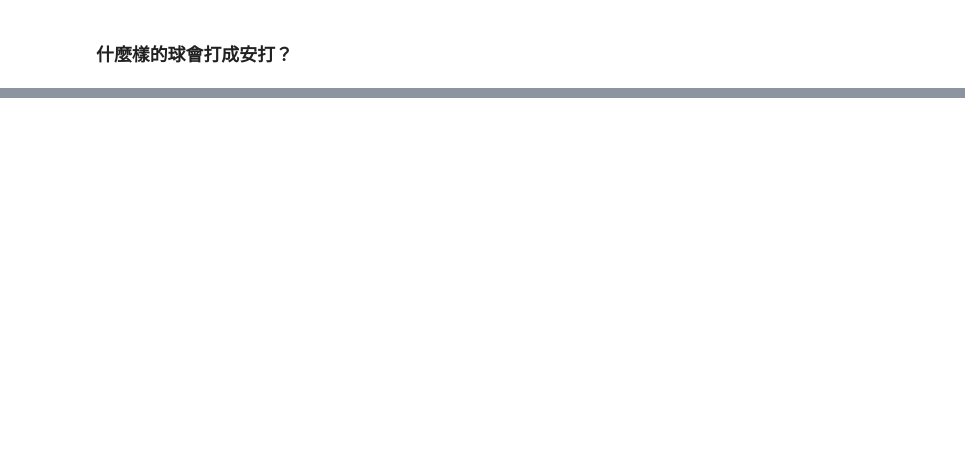
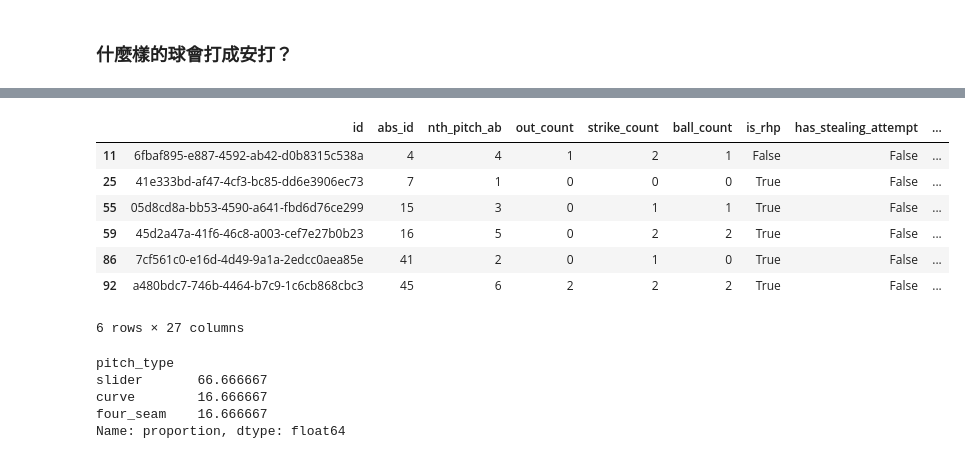
Before and after one commit to Shiou-Ju/jose-ramos-panama-batting, a Jupyter notebook: analysis/plate_preference.ipynb, the cells around one changed output, grey strips where cells are left out. Cells and saved outputs as stored; diff of their text form; code cells hidden in the pictures; blank space fills up the shorter version.

```diff
--- a/analysis/plate_preference.ipynb
+++ b/analysis/plate_preference.ipynb
@@ -24,0 +1,20 @@ Index(['id', 'abs_id', 'nth_pitch_ab', 'out_count', 'strike_count',
+# %%
+import pandas as pd
+import sys
+import os
+
+notebook_dir = os.path.abspath('')
+
+scripts_dir = os.path.join(os.path.dirname(notebook_dir), 'scripts')
+sys.path.append(scripts_dir)
+
+# 引入先前寫過判斷打席結果與方向的函式
+from categorize_at_bat_result import categorize_at_bat_result
+
+
+# 引入已清理過的逐球記錄
+cleaned_labled_file_path = '../labeled/jose_ramos_pitches_df_cleaned.csv'
+
+pitches_df = pd.read_csv(cleaned_labled_file_path)
+
+print("DataFrame Shape:", pitches_df.shape)
@@ -24,0 +23,5 @@ Index(['id', 'abs_id', 'nth_pitch_ab', 'out_count', 'strike_count',
+# %%
+# 引入打席記錄
+abs_path = "../labeled/50_abs_jose_ramos_20240308.csv"
+abs_df = pd.read_csv(abs_path)
+abs_df.head(1)
@@ -25,2 +50,9 @@ Index(['id', 'abs_id', 'nth_pitch_ab', 'out_count', 'strike_count',
 # %% [markdown]
 ### 什麼樣的球會打成安打？
+# %%
+# 計算打席結果比例
+abs_df['at_bat_result_group'] = abs_df['at_bat_result'].apply(categorize_at_bat_result)
+
+group_counts = abs_df['at_bat_result_group'].value_counts(normalize=True) * 100
+
+print(group_counts)
@@ -26,0 +90,31 @@ Index(['id', 'abs_id', 'nth_pitch_ab', 'out_count', 'strike_count',
+# %%
+
+# 每個安打打席的最後一球
+hits_abs_ids = abs_df[abs_df['at_bat_result_group'] == '安打']['abs_id']
+
+hits_pitches = pitches_df[pitches_df['abs_id'].isin(hits_abs_ids)]
+
+last_pitches_of_hits = hits_pitches.loc[hits_pitches.groupby('abs_id')[
+    'nth_pitch_ab'].idxmax()]
+
+last_pitches_of_hits
+# %% [output]
+|  | id | abs_id | nth_pitch_ab | out_count | strike_count | ball_count | is_rhp | has_stealing_attempt | ... |
+| 11 | 6fbaf895-e887-4592-ab42-d0b8315c538a | 4 | 4 | 1 | 2 | 1 | False | False | ... |
+| 25 | 41e333bd-af47-4cf3-bc85-dd6e3906ec73 | 7 | 1 | 0 | 0 | 0 | True | False | ... |
+| 55 | 05d8cd8a-bb53-4590-a641-fbd6d76ce299 | 15 | 3 | 0 | 1 | 1 | True | False | ... |
+| 59 | 45d2a47a-41f6-46c8-a003-cef7e27b0b23 | 16 | 5 | 0 | 2 | 2 | True | False | ... |
+| 86 | 7cf561c0-e16d-4d49-9a1a-2edcc0aea85e | 41 | 2 | 0 | 1 | 0 | True | False | ... |
+| 92 | a480bdc7-746b-4464-b7c9-1c6cb868cbc3 | 45 | 6 | 2 | 2 | 2 | True | False | ... |
+6 rows × 27 columns
+# %%
+# 根據球種
+hit_pitch_type_proportions = last_pitches_of_hits['pitch_type'].value_counts(normalize=True) * 100
+
+hit_pitch_type_proportions
+# %% [output]
+pitch_type
+slider       66.666667
+curve        16.666667
+four_seam    16.666667
+Name: proportion, dtype: float64
```
Also changed, not shown: parts of 15 cells of this notebook, 1 other file.
